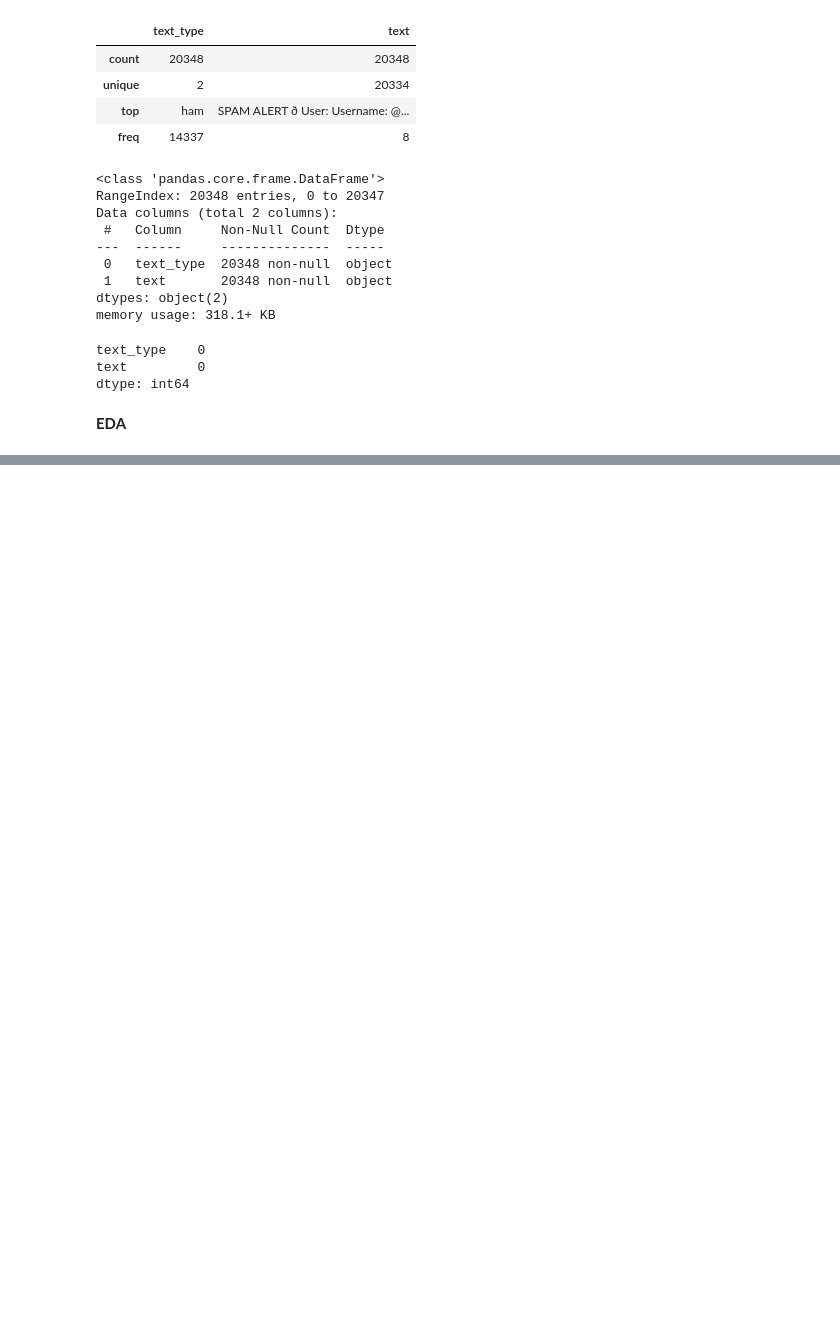
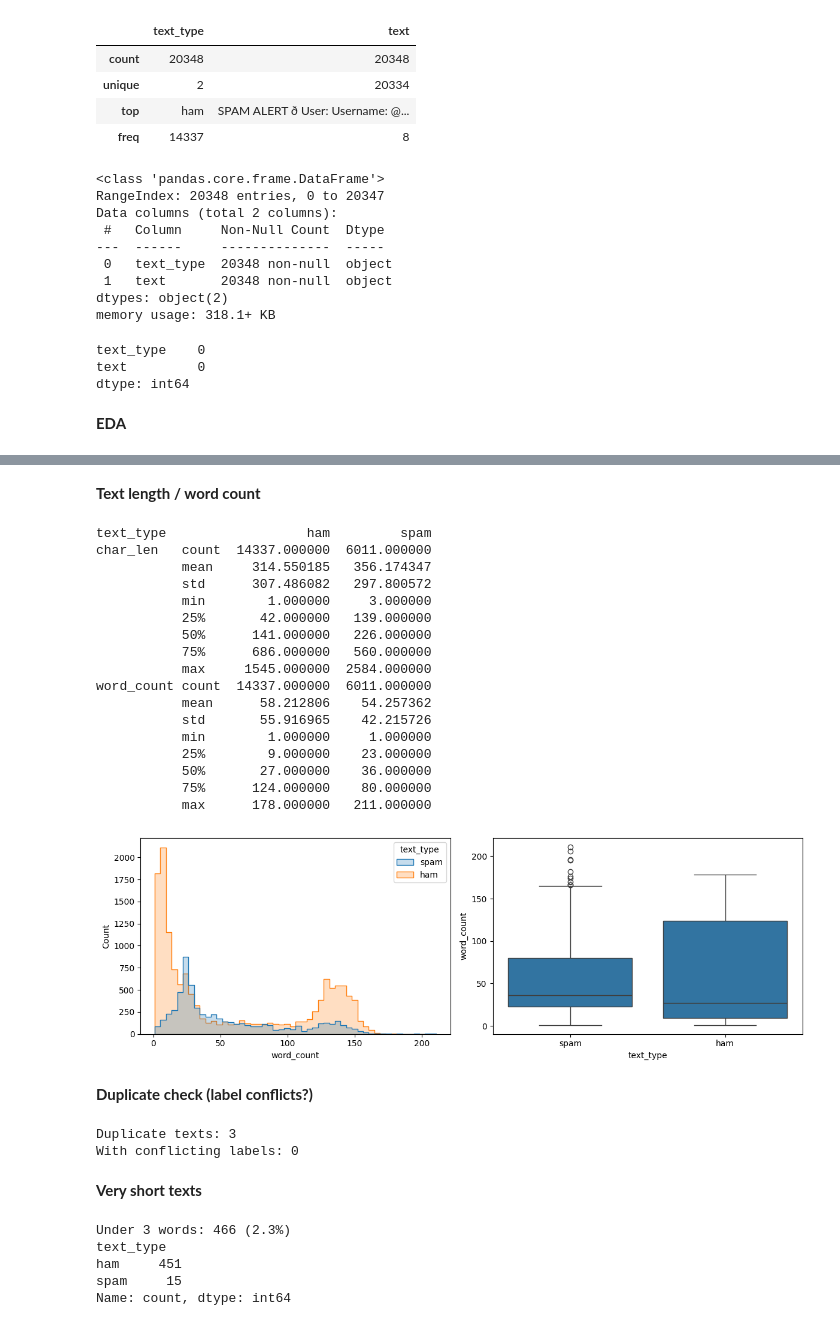
Before and after one commit to Superkai017/Spam-Vs-Ham-Classification, a Jupyter notebook: notebook/EDA.ipynb, the cells around one changed output, grey strips where cells are left out. Cells and saved outputs as stored; diff of their text form; code cells hidden in the pictures; blank space fills up the shorter version.

```diff
--- a/notebook/EDA.ipynb
+++ b/notebook/EDA.ipynb
@@ -65,0 +65,55 @@ ValueError: Could not interpret value `label` for `y`. An entry with this name d
+# %% [markdown]
+**Text length / word count**
+# %%
+df["text"] = df["text"].astype(str)
+df["char_len"] = df["text"].str.len()
+df["word_count"] = df["text"].str.split().apply(len)
+
+print(df.groupby("text_type")[["char_len", "word_count"]].describe().T)
+
+fig, axes = plt.subplots(1, 2, figsize=(12, 4))
+sns.histplot(data=df, x="word_count", hue="text_type", bins=50, ax=axes[0], element="step")
+sns.boxplot(data=df, x="text_type", y="word_count", ax=axes[1])
+plt.tight_layout()
+plt.show()
+# %% [output]
+text_type                  ham         spam
+char_len   count  14337.000000  6011.000000
+           mean     314.550185   356.174347
+           std      307.486082   297.800572
+           min        1.000000     3.000000
+           25%       42.000000   139.000000
+           50%      141.000000   226.000000
+           75%      686.000000   560.000000
+           max     1545.000000  2584.000000
+word_count count  14337.000000  6011.000000
+           mean      58.212806    54.257362
+           std       55.916965    42.215726
+           min        1.000000     1.000000
+           25%        9.000000    23.000000
+           50%       27.000000    36.000000
+           75%      124.000000    80.000000
+           max      178.000000   211.000000
+[figure, added]
+# %% [markdown]
+**Duplicate check (label conflicts?)**
+# %%
+dupe_texts = df[df.duplicated(subset=["text"], keep=False)]
+conflict_check = dupe_texts.groupby("text")["text_type"].nunique()
+print("Duplicate texts:", dupe_texts["text"].nunique())
+print("With conflicting labels:", (conflict_check > 1).sum())
+# %% [output]
+Duplicate texts: 3
+With conflicting labels: 0
+# %% [markdown]
+**Very short texts**
+# %%
+short_texts = df[df["word_count"] < 3]
+print(f"Under 3 words: {len(short_texts)} ({len(short_texts)/len(df):.1%})")
+print(short_texts["text_type"].value_counts())
+# %% [output]
+Under 3 words: 466 (2.3%)
+text_type
+ham     451
+spam     15
+Name: count, dtype: int64
```
Also changed, not shown: parts of 3 cells of this notebook, 1 other file.
